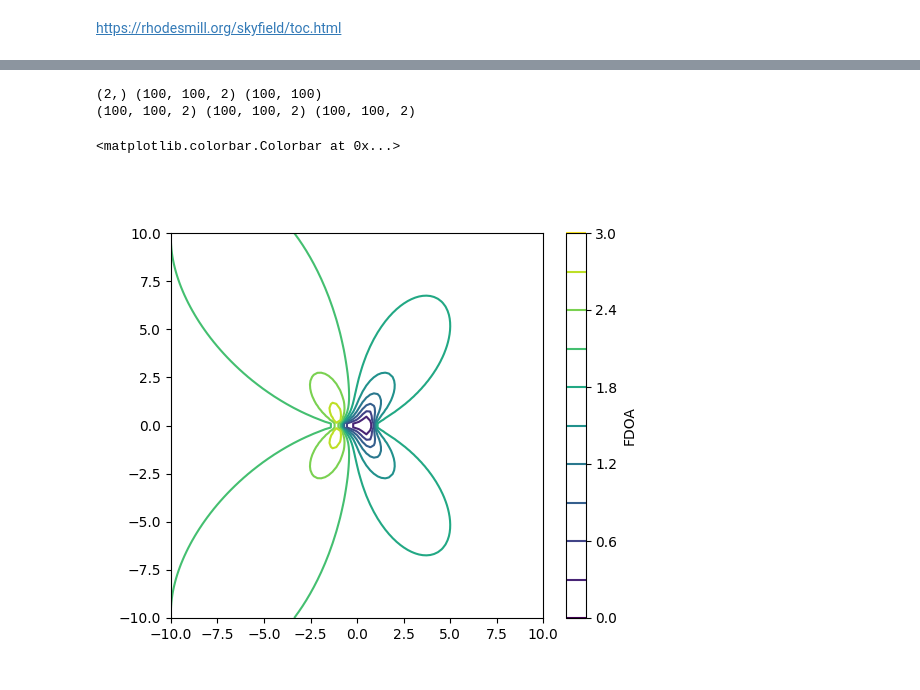
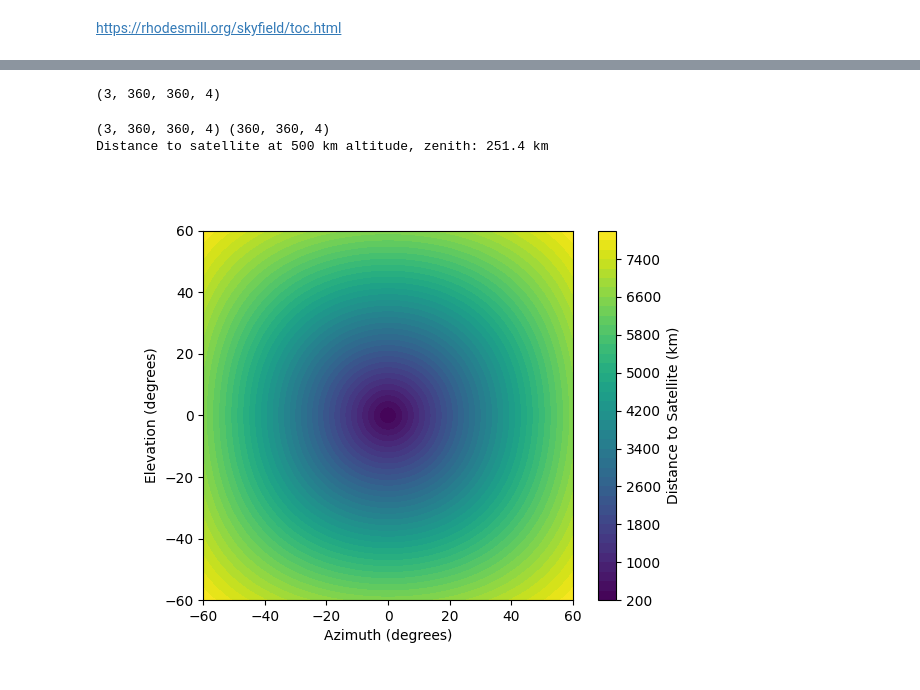
Before and after one commit to kamilix2003/sat-ant, a Jupyter notebook: sat_path.ipynb, the cells around one changed output, grey strips where cells are left out. Saved outputs shown, nothing was run; the diff lists cells and outputs as text; code cells hidden in the pictures.

```diff
--- a/sat_path.ipynb
+++ b/sat_path.ipynb
@@ -173,32 +8,39 @@ fig.colorbar(cf, ax=ax, label='Time Difference (ns)')
-# %%
-
-v1 = np.array([1, 1])
-v2 = np.array([-1, 3])
-v3 = np.array([5, 10])
-
-# v1 = v1[np.newaxis, np.newaxis, :]
-# v2 = v2[np.newaxis, np.newaxis, :]
-# v3 = v3[np.newaxis, np.newaxis, :]
-
-print(v1.shape, ry1.shape, np.linalg.norm(ry1, axis=2).shape)
-
-# d1 = np.vecdot(v1, ry1, axis=2)
-d1 = v1.T * ry1 / np.linalg.norm(ry1, axis=2)[:, :, np.newaxis]
-d2 = v2.T * ry2 / np.linalg.norm(ry2, axis=2)[:, :, np.newaxis]
-d3 = v3.T * ry3 / np.linalg.norm(ry3, axis=2)[:, :, np.newaxis]
-
-print(d1.shape, d2.shape, d3.shape)
-
-f12 = np.linalg.norm(d1 - d2, axis=2)
-f13 = np.linalg.norm(d1 - d3, axis=2)
-# %% [output]
-(2,) (100, 100, 2) (100, 100)
-(100, 100, 2) (100, 100, 2) (100, 100, 2)
-# %%
-fig = plt.figure(figsize=(6, 5))
-ax = fig.add_subplot(111)
-cf = ax.contour(x, y, f12, levels=10, cmap='viridis')
-fig.colorbar(cf, ax=ax, label='FDOA')
-# %% [output]
-<matplotlib.colorbar.Colorbar at 0x...>
-[figure, removed]
+# %%
+earth_radius = 6371 * 1e3
+# %%
+max_slant_angle = np.radians(60)
+ang1 = np.linspace(-1, 1, 360) * max_slant_angle
+ang2 = np.linspace(-1, 1, 360) * max_slant_angle
+sat_alts = np.arange(250, 1000+1, 250) * 1e3
+ang1_deg = np.degrees(ang1); ang2_deg = np.degrees(ang2)
+ang1_mesh, ang2_mesh, sat_alt_mesh = np.meshgrid(ang1, ang2, sat_alts)
+ang1_mesh_deg = np.degrees(ang1_mesh); ang2_mesh_deg = np.degrees(ang2_mesh)
+sphere_x = (earth_radius + sat_alt_mesh) * np.cos(ang1_mesh) * np.cos(ang2_mesh)
+sphere_y = (earth_radius + sat_alt_mesh) * np.cos(ang1_mesh) * np.sin(ang2_mesh)
+sphere_z = (earth_radius + sat_alt_mesh) * np.sin(ang1_mesh)
+
+sat_sphere = np.stack((sphere_x, sphere_y, sphere_z))
+print(sat_sphere.shape)
+# %% [output]
+(3, 360, 360, 4)
+# %%
+gs = np.array([earth_radius, 0, 0])
+sat_vecs = sat_sphere - gs[:, np.newaxis, np.newaxis, np.newaxis]
+sat_distance = np.linalg.norm(sat_vecs, axis=0)
+print(sat_vecs.shape, sat_distance.shape)
+print(f"Distance to satellite at 500 km altitude, zenith: {sat_distance[180, 180, 0] / 1e3:.1f} km")
+# %% [output]
+(3, 360, 360, 4) (360, 360, 4)
+Distance to satellite at 500 km altitude, zenith: 251.4 km
+# %%
+fig = plt.figure()
+ax = plt.subplot(111)
+dist_map = ax.contourf(ang1_mesh_deg[:, :, 0], ang2_mesh_deg[:, :, 0], sat_distance[:, :, 0] / 1e3, levels=50, cmap='viridis')
+range_curve = ax.contour(ang1_mesh_deg[:, :, 0], ang2_mesh_deg[:, :, 0], sat_distance[:, :, 0] / 1e3, levels=[4], colors='white', linewidths=0.5)
+fig.colorbar(dist_map, ax=ax, label='Distance to Satellite (km)')
+ax.set_xlabel('Azimuth (degrees)')
+ax.set_ylabel('Elevation (degrees)')
+ax.set_aspect('equal')
+plt.show()
+# %% [output]
+[figure, added]
```
Also changed, not shown: parts of 12 cells of this notebook, 4 other files.
